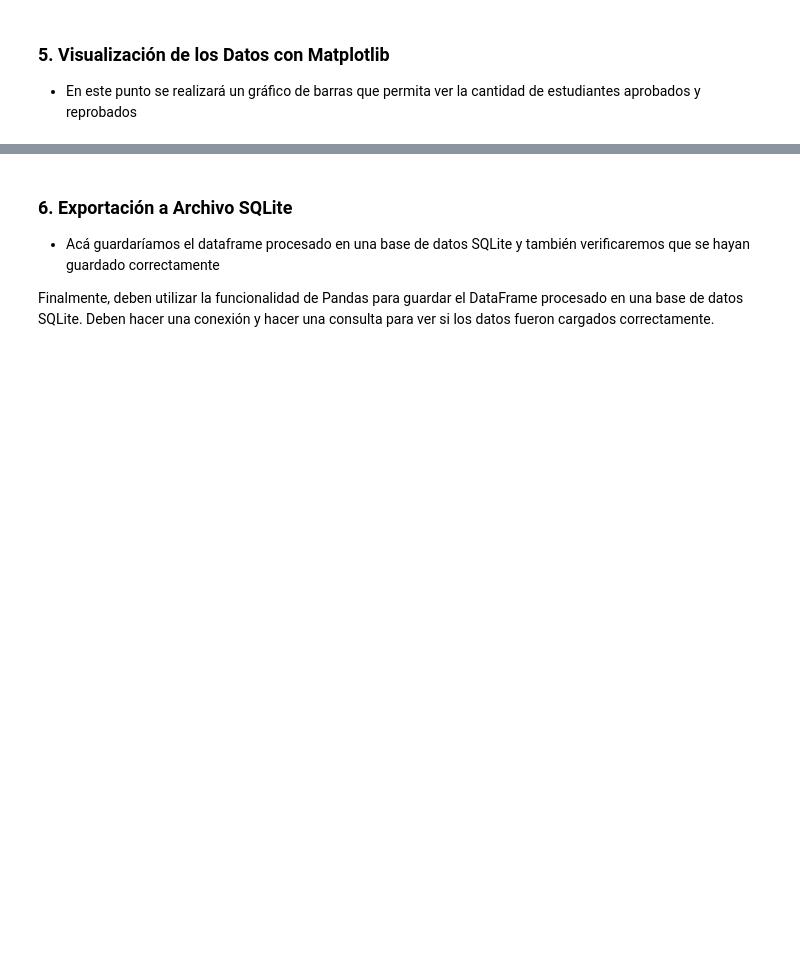
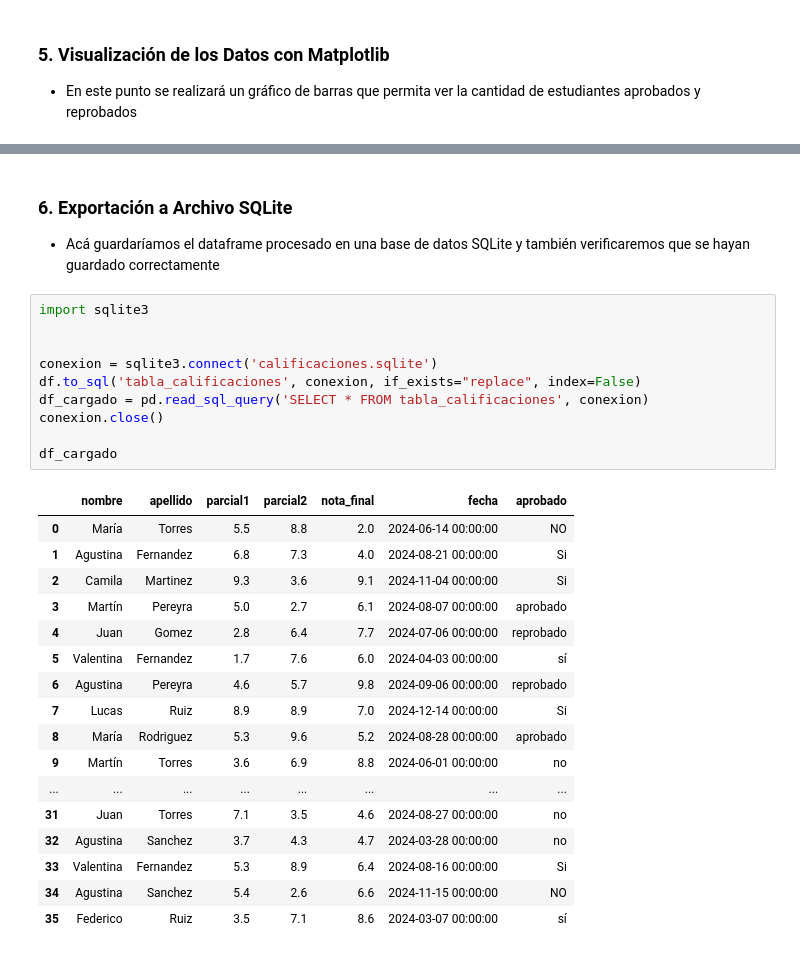
Before and after one commit to Luxycotin/parcial1_TLP3, a Jupyter notebook: parcial.ipynb, the cells around one changed output, grey strips where cells are left out. Cells and saved outputs as stored; diff of their text form; blank space fills up the shorter version.

Commit message:
Se terminó el parcial

```diff
--- a/parcial.ipynb
+++ b/parcial.ipynb
@@ -180,5 +180,31 @@ ValueError: Key backend: 'module://matplotlib_inline.backend_inline' is not a va
 ### 6. Exportación a Archivo SQLite
 
 - Acá guardaríamos el dataframe procesado en una base de datos SQLite y también verificaremos que se hayan guardado correctamente
-
-Finalmente, deben utilizar la funcionalidad de Pandas para guardar el DataFrame procesado en una base de datos SQLite. Deben hacer una conexión y hacer una consulta para ver si los datos fueron cargados correctamente.
+# %%
+import sqlite3
+
+
+conexion = sqlite3.connect('calificaciones.sqlite')
+df.to_sql('tabla_calificaciones', conexion, if_exists="replace", index=False)
+df_cargado = pd.read_sql_query('SELECT * FROM tabla_calificaciones', conexion)
+conexion.close()
+
+df_cargado
+# %% [output]
+|  | nombre | apellido | parcial1 | parcial2 | nota_final | fecha | aprobado |
+| 0 | María | Torres | 5.5 | 8.8 | 2.0 | 2024-06-14 00:00:00 | NO |
+| 1 | Agustina | Fernandez | 6.8 | 7.3 | 4.0 | 2024-08-21 00:00:00 | Si |
+| 2 | Camila | Martinez | 9.3 | 3.6 | 9.1 | 2024-11-04 00:00:00 | Si |
+| 3 | Martín | Pereyra | 5.0 | 2.7 | 6.1 | 2024-08-07 00:00:00 | aprobado |
+| 4 | Juan | Gomez | 2.8 | 6.4 | 7.7 | 2024-07-06 00:00:00 | reprobado |
+| 5 | Valentina | Fernandez | 1.7 | 7.6 | 6.0 | 2024-04-03 00:00:00 | sí |
+| 6 | Agustina | Pereyra | 4.6 | 5.7 | 9.8 | 2024-09-06 00:00:00 | reprobado |
+| 7 | Lucas | Ruiz | 8.9 | 8.9 | 7.0 | 2024-12-14 00:00:00 | Si |
+| 8 | María | Rodriguez | 5.3 | 9.6 | 5.2 | 2024-08-28 00:00:00 | aprobado |
+| 9 | Martín | Torres | 3.6 | 6.9 | 8.8 | 2024-06-01 00:00:00 | no |
+| ... | ... | ... | ... | ... | ... | ... | ... |
+| 31 | Juan | Torres | 7.1 | 3.5 | 4.6 | 2024-08-27 00:00:00 | no |
+| 32 | Agustina | Sanchez | 3.7 | 4.3 | 4.7 | 2024-03-28 00:00:00 | no |
+| 33 | Valentina | Fernandez | 5.3 | 8.9 | 6.4 | 2024-08-16 00:00:00 | Si |
+| 34 | Agustina | Sanchez | 5.4 | 2.6 | 6.6 | 2024-11-15 00:00:00 | NO |
+| 35 | Federico | Ruiz | 3.5 | 7.1 | 8.6 | 2024-03-07 00:00:00 | sí |
```
Also changed, not shown: parts of 1 cell of this notebook, 1 other file.
